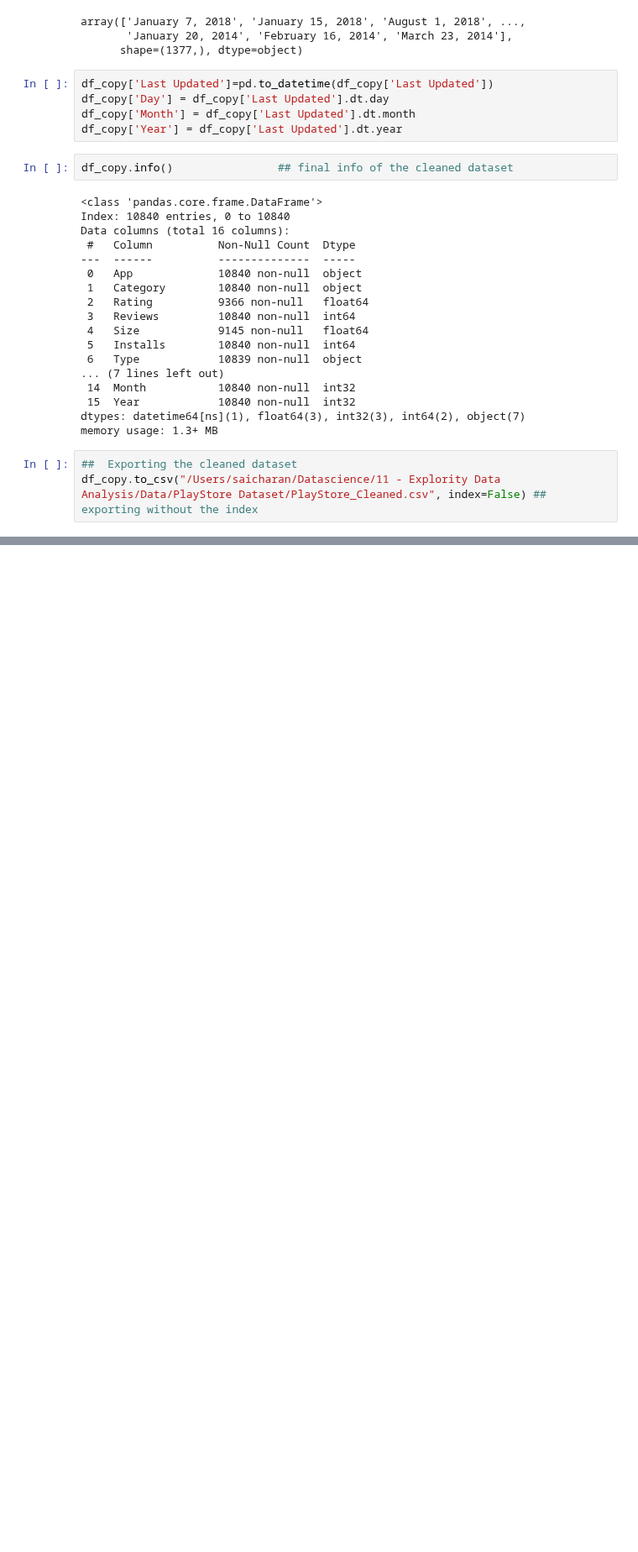
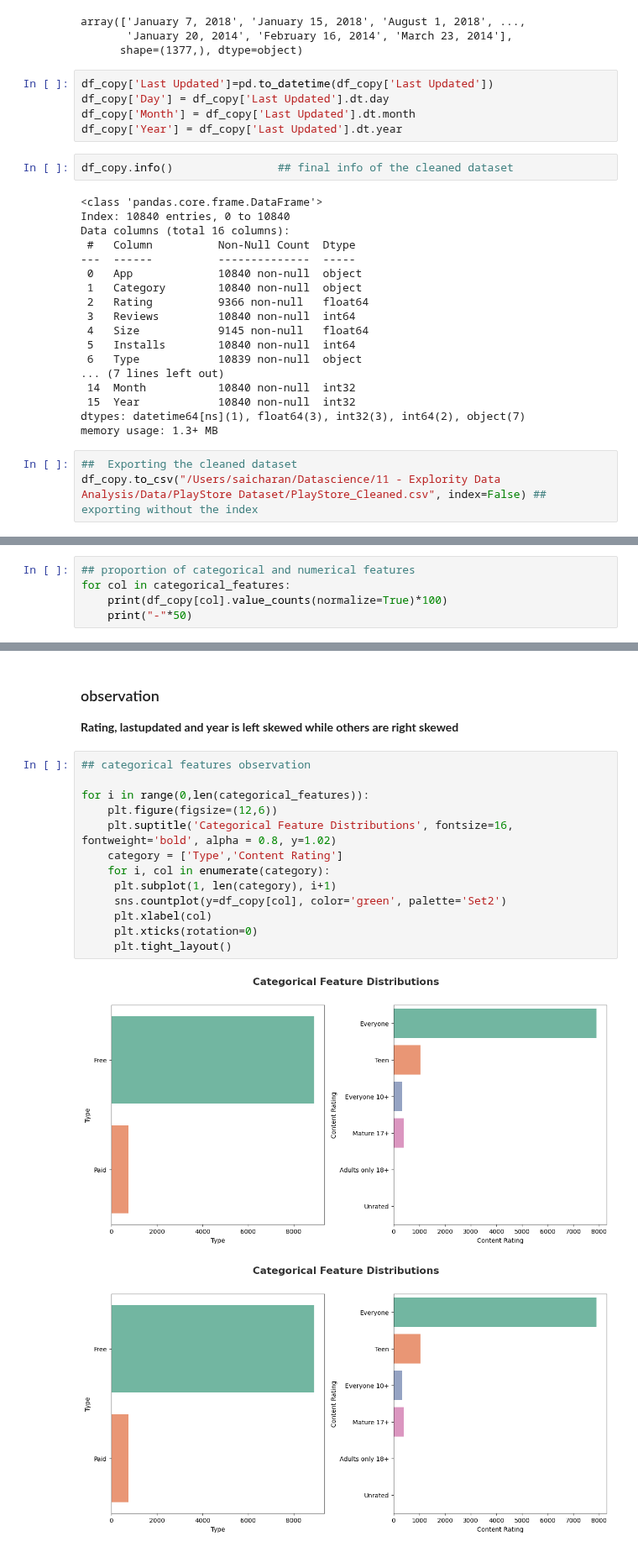
Before and after one commit to Saicharanraju0099/data-science, a Jupyter notebook: 11 - Explority Data Analysis/Play Store DataSet.ipynb, the cells around one changed output, grey strips where cells are left out. Shown at 84% size. Saved outputs shown, nothing was run; the diff lists cells and outputs as text; blank space fills up the shorter version.

```diff
--- a/11 - Explority Data Analysis/Play Store DataSet.ipynb
+++ b/11 - Explority Data Analysis/Play Store DataSet.ipynb
@@ -318,0 +373,5 @@ df_copy.to_csv("/Users/saicharan/Datascience/11 - Explority Data Analysis/Data/P
+# %%
+## proportion of categorical and numerical features
+for col in categorical_features:
+    print(df_copy[col].value_counts(normalize=True)*100)
+    print("-"*50)
@@ -318,0 +409,19 @@ df_copy.to_csv("/Users/saicharan/Datascience/11 - Explority Data Analysis/Data/P
+# %% [markdown]
+### observation
+**Rating, lastupdated and year is left skewed while others are right skewed**
+# %%
+## categorical features observation
+
+for i in range(0,len(categorical_features)):
+    plt.figure(figsize=(12,6))
+    plt.suptitle('Categorical Feature Distributions', fontsize=16, fontweight='bold', alpha = 0.8, y=1.02)
+    category = ['Type','Content Rating']
+    for i, col in enumerate(category):
+     plt.subplot(1, len(category), i+1)
+     sns.countplot(y=df_copy[col], color='green', palette='Set2')
+     plt.xlabel(col)
+     plt.xticks(rotation=0)
+     plt.tight_layout()
+# %% [output]
+[figure, added]
+[figure, added]
```
Also changed, not shown: parts of 21 cells of this notebook.
